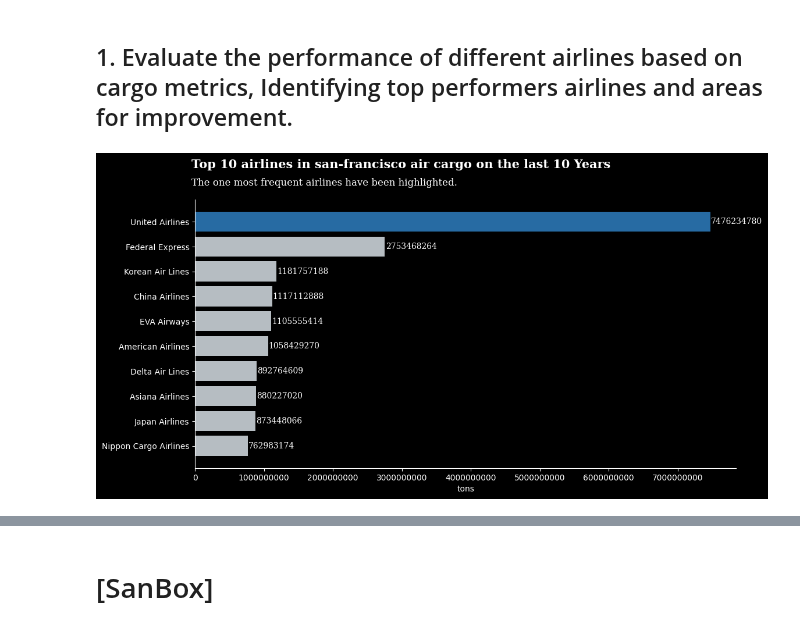
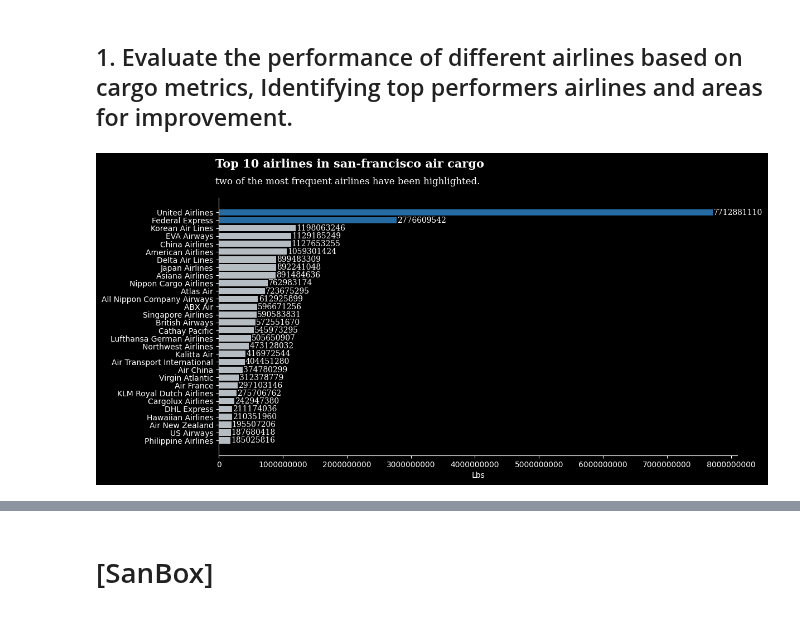
Before and after one commit to ikhsan-muhammad/p01-airplane_cargo, a Jupyter notebook: p01-airplane-cargo.ipynb, the cells around one changed output, grey strips where cells are left out. Cells and saved outputs as stored; diff of their text form; code cells hidden in the pictures.

```diff
--- a/p01-airplane-cargo.ipynb
+++ b/p01-airplane-cargo.ipynb
@@ -102,6 +122,6 @@ Index(['Activity Period Start Date', 'Operating Airline', 'Published Airline',
 # %%
 #change all columns name
-df = df.rename(columns={
+selected_df = selected_df.rename(columns={
     'Activity Period Start Date' : 'activity_period_start_date',
     'Operating Airline' : 'operating_airline',
     'Published Airline' : 'published_airline',
@@ -111,9 +131,9 @@ df = df.rename(columns={
     'Cargo Type Code' : 'cargo_type_code',
     'Cargo Aircraft Type' : 'cargo_aircraft_type',
     'Cargo Weight LBS' : 'cargo_weight_lbs'
-})
+}) # type: ignore
 
-df
+selected_df
 # %% [output]
 |  | activity_period_start_date | operating_airline | published_airline | geo_summary | geo_region | ... |
 | 0 | 1999-07-01 | ATA Airlines | ATA Airlines | Domestic | US | ... |
@@ -131,7 +151,7 @@ df
 # %%
 #Always run this cell one time, cant do it twice
-df['activity_period_start_date'] = df['activity_period_start_date'].dt.to_period('M')
-df
+selected_df['activity_period_start_date'] = selected_df['activity_period_start_date'].dt.to_period('M')
+selected_df
 # %% [output]
 |  | activity_period_start_date | operating_airline | published_airline | geo_summary | geo_region | ... |
 | 0 | 1999-07 | ATA Airlines | ATA Airlines | Domestic | US | ... |
@@ -175,13 +196,13 @@ Index(['All Nippon Company Airways, Ltd.', 'TACA International Airlines, S.A.',
       dtype='object', name='operating_airline')
 # %%
 #remove extension from airlines name
-def airline_name_cleaner(df):
-    dfcopy = df.replace(r'\bInc\b|\bLLC\b|\bLimited\b|\bLtd\b|\binactive\b|\bPre 07/01/2013\b|\bbecame Delta\b|\bLTD\b|\bGmbH\b|\bEHF\b|\bASA\b|\bCO\b|\bJSC\b|\bSPA\b|\bSA\b', '',regex=True).copy()
-    dfcopy = dfcopy.replace(r'\([^)]*\)|[-,.]', '', regex=True)
-    dfcopy = dfcopy.applymap(lambda x: x.strip() if isinstance(x, str) else x) #remove all white space
-    return dfcopy
+def airline_name_cleaner(selected_df):
+    selected_df = selected_df.replace(r'\bInc\b|\bLLC\b|\bLimited\b|\bLtd\b|\binactive\b|\bPre 07/01/2013\b|\bbecame Delta\b|\bLTD\b|\bGmbH\b|\bEHF\b|\bASA\b|\bCO\b|\bJSC\b|\bSPA\b|\bSA\b', '',regex=True).copy()
+    selected_df = selected_df.replace(r'\([^)]*\)|[-,.]', '', regex=True)
+    selected_df = selected_df.map(lambda x: x.strip() if isinstance(x, str) else x) #remove all white space
+    return selected_df
 
-dfcopy = airline_name_cleaner(df)
-dfcopy['operating_airline'].value_counts().sort_index()
+selected_df = airline_name_cleaner(selected_df)
+selected_df['operating_airline'].value_counts().sort_index()
 # %% [output]
 operating_airline
@@ -264,6 +294,7 @@ dfcopy
 # %% [markdown]
 ## 1. Evaluate the performance of different airlines based on cargo metrics, Identifying top performers airlines and areas for improvement.
 # %%
+# Barh-plot function
 def barh_plot(data,y_pos,hig_count=0,title='',subtitle=''):
     #plotting
     fig, ax = plt.subplots(figsize=(12,6))
@@ -280,7 +311,7 @@ def barh_plot(data,y_pos,hig_count=0,title='',subtitle=''):
     #y_pos:jumlah data yang akan di tampilkan
     ax.barh(y_pos, data, color=color_map)
     ax.set_yticks(y_pos, labels=data.index)
-    ax.set_xlabel('tons')
+    ax.set_xlabel('Lbs')
     ax.invert_yaxis()
 
     #remove all border
@@ -294,12 +325,13 @@ def barh_plot(data,y_pos,hig_count=0,title='',subtitle=''):
                     va='center', fontweight='light', fontfamily='serif')
 # %%
 #data1
-top10_airline = dfcopy.groupby('operating_airline')['cargo_weight_lbs'].sum().round(2).sort_values(ascending=False)[:10]
+lbs_per_airline = selected_df.groupby('operating_airline')['cargo_weight_lbs'].sum().round(2).sort_values(ascending=False)
+top10_airline = lbs_per_airline[:30]
 y_pos = np.arange(len(top10_airline))
 
 #plot1
-title = 'Top 10 airlines in san-francisco air cargo on the last 10 Years'
-subtitle = 'The one most frequent airlines have been highlighted.'
-barh_plot(top10_airline,y_pos,1,title=title,subtitle=subtitle)
+title = 'Top 10 airlines in san-francisco air cargo'
+subtitle = 'two of the most frequent airlines have been highlighted.'
+barh_plot(top10_airline,y_pos,2,title=title,subtitle=subtitle)
 # %% [output]
-[figure, old version]
+[figure, new version]
```
Also changed, not shown: parts of 27 cells of this notebook, 3 other files.
